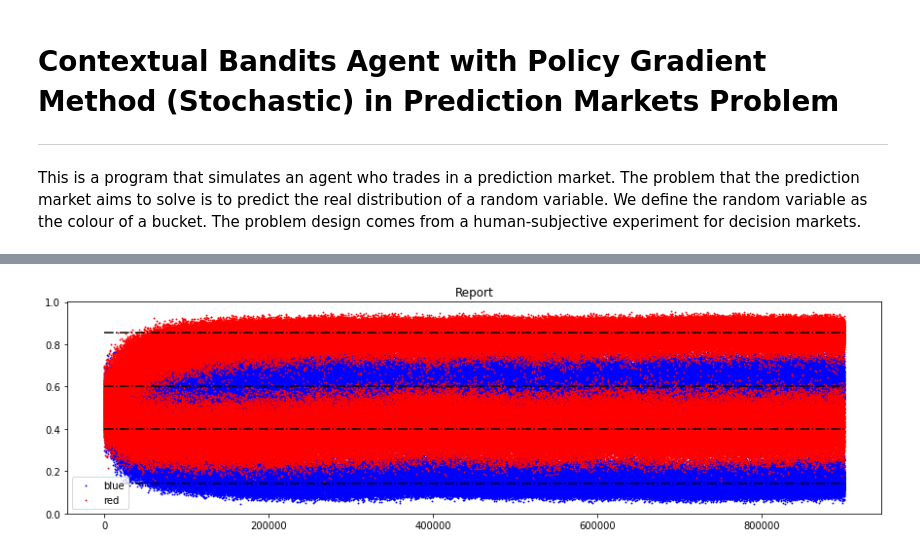
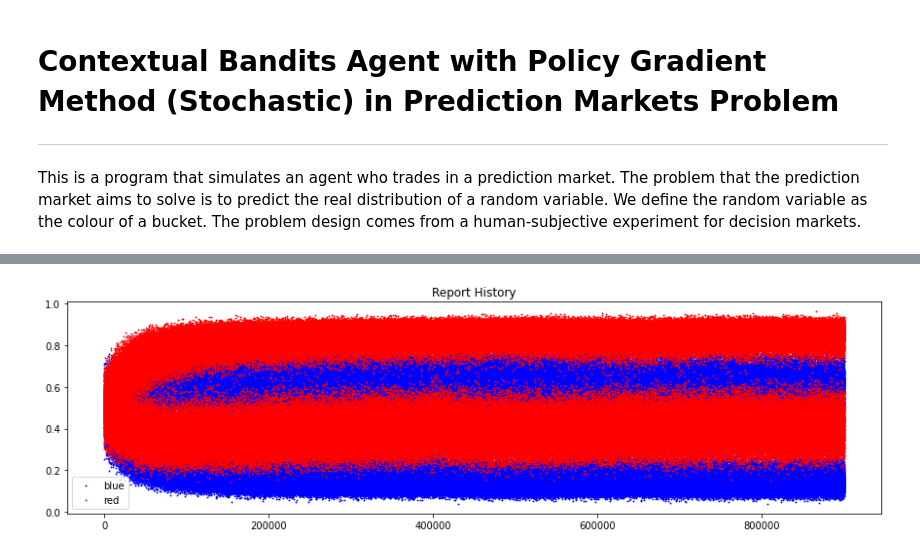
Before and after one commit to realwenlongwang/contexutal-bandits-with-peer-prediction-for-decision-making, a Jupyter notebook: Stochastic_Gradient_Bandit_with_Continous_Action_Space.ipynb, the cells around one changed output, grey strips where cells are left out. Cells and saved outputs as stored; diff of their text form; code cells hidden in the pictures.

```diff
--- a/Stochastic_Gradient_Bandit_with_Continous_Action_Space.ipynb
+++ b/Stochastic_Gradient_Bandit_with_Continous_Action_Space.ipynb
@@ -150,4 +146,4 @@ agent1.reward_history_plot()
 # %%
-agent1.report_history_plot(prior_red_list=prior_red_list)
+agent1.report_history_plot()
 # %% [output]
-[figure, old version]
+[figure, new version]
```
Also changed, not shown: parts of 26 cells of this notebook, 3 other files.
